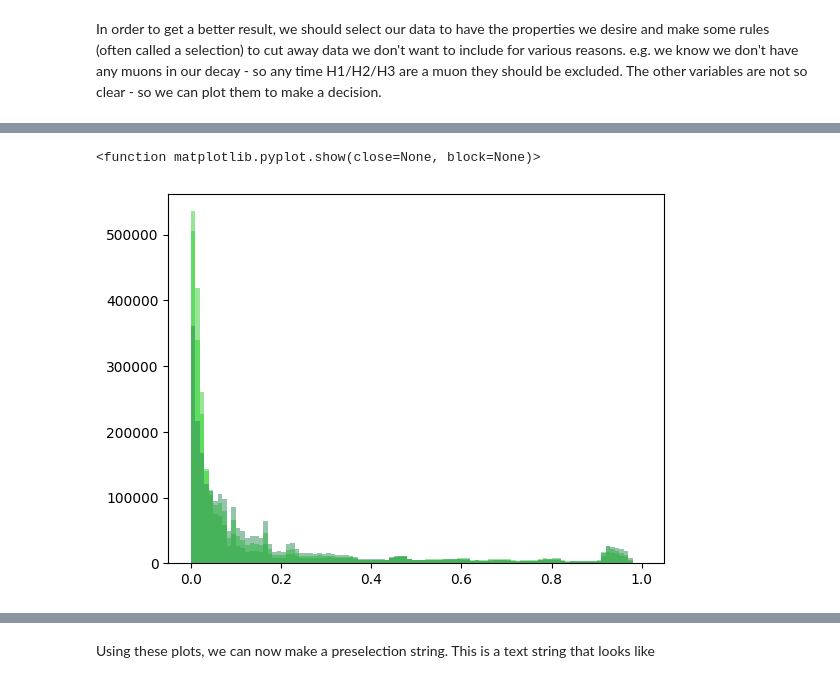
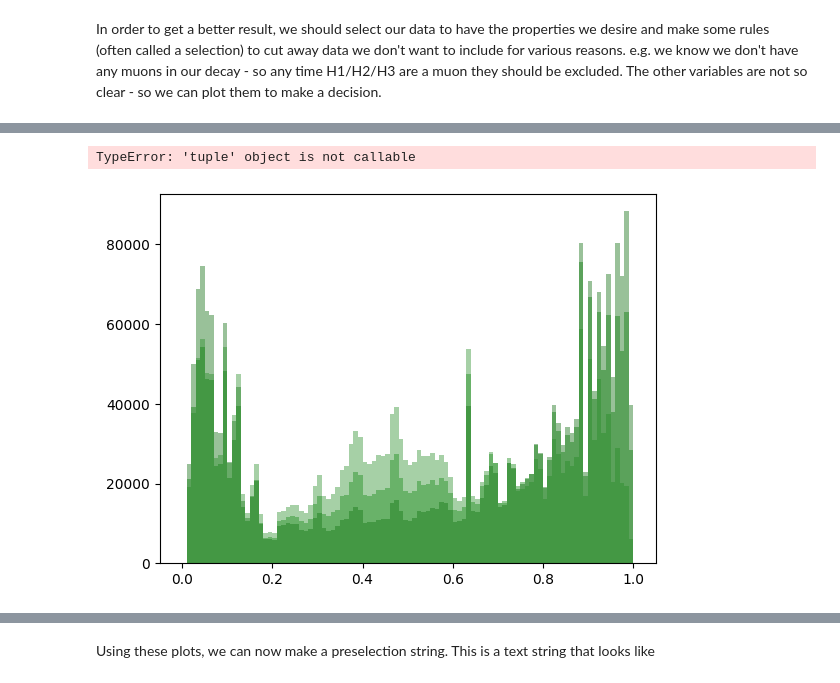
Before and after one commit to SmrithiCh/PRA3024-, a Jupyter notebook: PRA3024_Particle_Physics_W4.ipynb, the cells around one changed output, grey strips where cells are left out. Drawn from its saved outputs; the diff is of its cells as text; code cells hidden in the pictures.

Commit message:
im about to restart my kernel to make a plot work, wish me luck

```diff
--- a/PRA3024_Particle_Physics_W4.ipynb
+++ b/PRA3024_Particle_Physics_W4.ipynb
@@ -235,23 +244,0 @@ Now plot the total momentum for the mother (M_Ptot)
-# %%
-# Mother's Momentum
-M_Ptot = []
-for i in range(tree.GetEntries()):
-  tree.GetEntry(i)
-
-  # x direction
-  H1_PX = getattr(tree, 'H1_PX')
-  H2_PX = getattr(tree, 'H2_PX')
-  H3_PX = getattr(tree, 'H3_PX')
-
-  # y direction
-  H1_PY = getattr(tree, 'H1_PY')
-  H2_PY = getattr(tree, 'H2_PY')
-  H3_PY = getattr(tree, 'H3_PY')
-
-  # z direction
-  H1_PZ = getattr(tree, 'H1_PZ')
-  H2_PZ = getattr(tree, 'H2_PZ')
-  H3_PZ = getattr(tree, 'H3_PZ')
-
-  M_ptot = np.sqrt(((H1_PX + H2_PX + H3_PX)**2) + ((H1_PY + H2_PY + H3_PY)**2) + ((H1_PZ + H2_PZ + H3_PZ)**2))
-  M_Ptot.append(M_ptot)
@@ -355,6 +304,11 @@ In order to get a better result, we should select our data to have the propertie
 H1_ProbK_tot = []
 H2_ProbK_tot = []
 H3_ProbK_tot = []
+
+# Probability of Pi
+H1_ProbPi_tot = []
+H2_ProbPi_tot = []
+H3_ProbPi_tot = []
 
 for i in range(tree.GetEntries()):
     tree.GetEntry(i)
@@ -366,3 +320,6 @@ for i in range(tree.GetEntries()):
       H1_ProbK_tot.append(getattr(tree, 'H1_ProbK'))
       H2_ProbK_tot.append(getattr(tree, 'H2_ProbK'))
       H3_ProbK_tot.append(getattr(tree, 'H3_ProbK'))
+      H1_ProbPi_tot.append(getattr(tree, 'H1_ProbPi'))
+      H2_ProbPi_tot.append(getattr(tree, 'H2_ProbPi'))
+      H3_ProbPi_tot.append(getattr(tree, 'H3_ProbPi'))
@@ -369,9 +341,15 @@ for i in range(tree.GetEntries()):
 # %%
-plt.hist(H1_ProbK_tot,100,range = (0,1), color = 'lightgreen', label = 'H1_ProbK')
-plt.hist(H2_ProbK_tot,100,range = (0,1), color = 'limegreen', alpha = 0.5, label = 'H2_ProbK')
-plt.hist(H3_ProbK_tot,100,range = (0,1), color = 'seagreen', alpha = 0.5, label = 'H3_ProbK')
-plt.legend =()
+#Make plots of H1/H2/H3 _ProbPi on one plot
+plt.hist(H1_ProbPi_tot,100,range = (0,1),alpha = 0.4, color='green',label='H1_ProbK')
+plt.hist(H2_ProbPi_tot,100,range = (0,1),alpha = 0.4, color='darkgreen',label='H2_ProbK')
+plt.hist(H3_ProbPi_tot,100,range = (0,1),alpha = 0.4, color='forestgreen',label='H3_ProbK')
+plt.legend(loc='upper right')
 plt.show
+
+#technical difficulty legend:
+#H1_ProbK = middle layer
+#H2_ProbK = lightest (back) layer
+#H3_ProbK = darkest (front) layer
 # %% [output]
-<function matplotlib.pyplot.show(close=None, block=None)>
+TypeError: 'tuple' object is not callable
-[figure, old version]
+[figure, new version]
```
Also changed, not shown: parts of 24 cells of this notebook.
